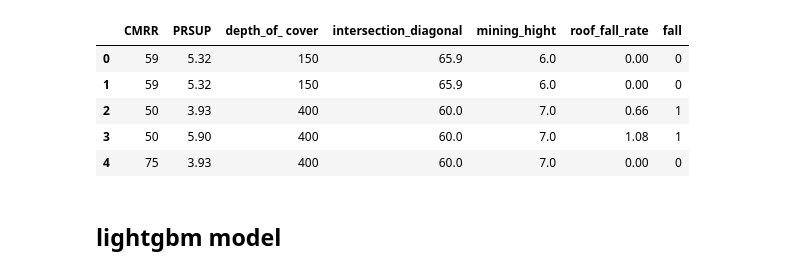
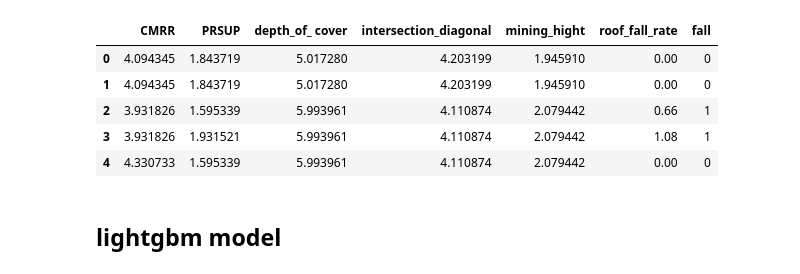
Before and after one commit to chhavikapasiya11/The-MIne-Intel, a Jupyter notebook: train_lgbm.ipynb, the cells around one changed output. Cells and saved outputs as stored; diff of their text form; code cells hidden in the pictures.

```diff
--- a/train_lgbm.ipynb
+++ b/train_lgbm.ipynb
@@ -11,20 +11,24 @@ from sklearn.metrics import mean_squared_error, mean_absolute_error, r2_score
 # %%
 selected_columns = [
     "CMRR", "PRSUP", "depth_of_ cover",
     "intersection_diagonal", "mining_hight",
     "roof_fall_rate", "fall"
 ]
 
 df = pd.read_csv("original_data.csv")
 df = df[selected_columns]
+
+log_cols = ["CMRR","PRSUP","depth_of_ cover","intersection_diagonal","mining_hight"]
+df[log_cols] = np.log1p(df[log_cols])
+
 df.head()
 # %% [output]
 |  | CMRR | PRSUP | depth_of_ cover | intersection_diagonal | mining_hight | roof_fall_rate | fall |
-| 0 | 59 | 5.32 | 150 | 65.9 | 6.0 | 0.00 | 0 |
-| 1 | 59 | 5.32 | 150 | 65.9 | 6.0 | 0.00 | 0 |
-| 2 | 50 | 3.93 | 400 | 60.0 | 7.0 | 0.66 | 1 |
-| 3 | 50 | 5.90 | 400 | 60.0 | 7.0 | 1.08 | 1 |
-| 4 | 75 | 3.93 | 400 | 60.0 | 7.0 | 0.00 | 0 |
+| 0 | 4.094345 | 1.843719 | 5.017280 | 4.203199 | 1.945910 | 0.00 | 0 |
+| 1 | 4.094345 | 1.843719 | 5.017280 | 4.203199 | 1.945910 | 0.00 | 0 |
+| 2 | 3.931826 | 1.595339 | 5.993961 | 4.110874 | 2.079442 | 0.66 | 1 |
+| 3 | 3.931826 | 1.931521 | 5.993961 | 4.110874 | 2.079442 | 1.08 | 1 |
+| 4 | 4.330733 | 1.595339 | 5.993961 | 4.110874 | 2.079442 | 0.00 | 0 |
 # %%
 split = StratifiedShuffleSplit(n_splits=1, test_size=0.2, random_state=42)
 
```
Also changed, not shown: parts of 4 cells of this notebook, 13 other files.
